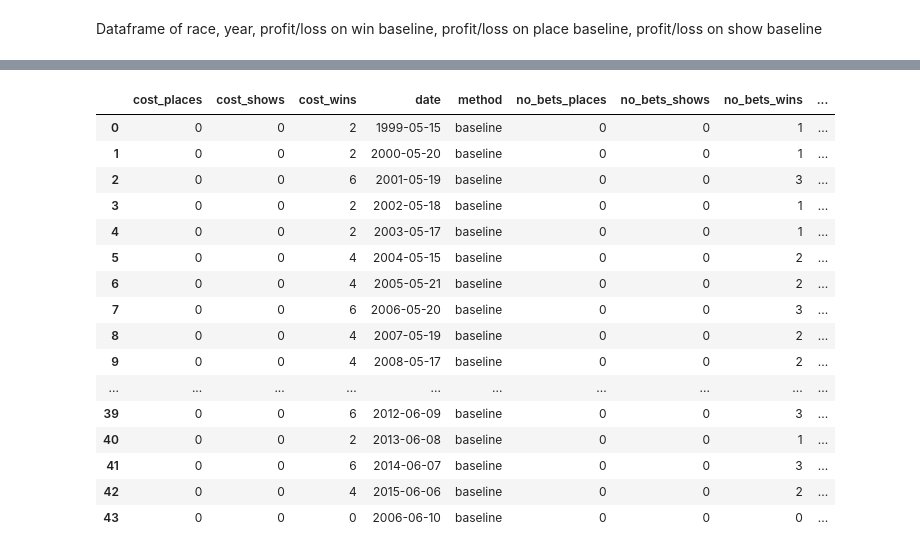
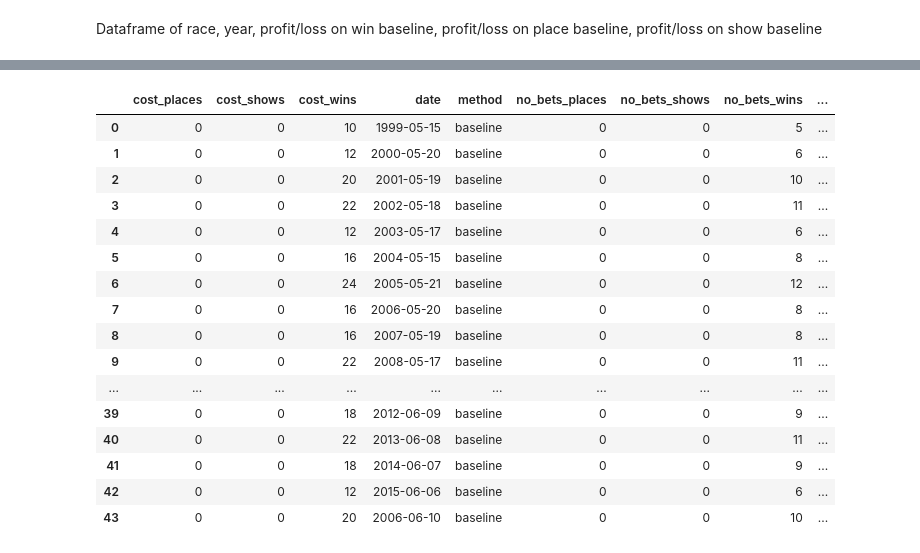
Before and after one commit to gebailey23/prettyponies, a Jupyter notebook: Making Models.ipynb, the cells around one changed output, grey strips where cells are left out. Cells and saved outputs as stored; diff of their text form; code cells hidden in the pictures.

```diff
--- a/Making Models.ipynb
+++ b/Making Models.ipynb
@@ -346,53 +344,51 @@ def make_bets_baseline_strat(indict, unique_test_dates=unique_test_dates, method
         bets = []
         for i in range(len(sorted_list)):
             if sorted_list[i][3] > 0:
+                bets.append(1)
+                cost.append(2)
                 if math.isnan(testdf.loc[(testdf.name == sorted_list[i][2]) &
                                          (testdf.track == sorted_list[i][1]) &
                                          (testdf.date == sorted_list[i][0])]['win'].iloc[0]):
-                    bets.append(0)
-                    cost.append(0)
                     profit.append(0)
                 else:
-                    bets.append(1)
-                    cost.append(2)
                     profit.append(testdf.loc[(testdf.name == sorted_list[i][2]) &
                                          (testdf.track == sorted_list[i][1]) &
                                          (testdf.date == sorted_list[i][0])]['win'].iloc[0])
 
         outdict['no_bets_wins'].append(np.sum(bets))
         outdict['cost_wins'].append(np.sum(cost))
         outdict['profit_wins'].append(np.sum(profit))
         outdict['strategy'].append(strat)
         outdict['method'].append(method)
         outdict['race'].append(sorted_list[0][1])
         outdict['date'].append(sorted_list[0][0])
         outdict['profit_places'].append(0)
         outdict['profit_shows'].append(0)
         outdict['cost_places'].append(0)
         outdict['cost_shows'].append(0)
         outdict['no_bets_places'].append(0)
         outdict['no_bets_shows'].append(0)
     return outdict
 
 baseline_results = pd.DataFrame(make_bets_baseline_strat(avg_payouts,
                                                          unique_test_dates=unique_test_dates,
                                                          method='baseline', strat='baseline'))
 baseline_results
 # %% [output]
 |  | cost_places | cost_shows | cost_wins | date | method | no_bets_places | no_bets_shows | no_bets_wins | ... |
-| 0 | 0 | 0 | 2 | 1999-05-15 | baseline | 0 | 0 | 1 | ... |
-| 1 | 0 | 0 | 2 | 2000-05-20 | baseline | 0 | 0 | 1 | ... |
-| 2 | 0 | 0 | 6 | 2001-05-19 | baseline | 0 | 0 | 3 | ... |
-| 3 | 0 | 0 | 2 | 2002-05-18 | baseline | 0 | 0 | 1 | ... |
-| 4 | 0 | 0 | 2 | 2003-05-17 | baseline | 0 | 0 | 1 | ... |
-| 5 | 0 | 0 | 4 | 2004-05-15 | baseline | 0 | 0 | 2 | ... |
-| 6 | 0 | 0 | 4 | 2005-05-21 | baseline | 0 | 0 | 2 | ... |
-| 7 | 0 | 0 | 6 | 2006-05-20 | baseline | 0 | 0 | 3 | ... |
-| 8 | 0 | 0 | 4 | 2007-05-19 | baseline | 0 | 0 | 2 | ... |
-| 9 | 0 | 0 | 4 | 2008-05-17 | baseline | 0 | 0 | 2 | ... |
+| 0 | 0 | 0 | 10 | 1999-05-15 | baseline | 0 | 0 | 5 | ... |
+| 1 | 0 | 0 | 12 | 2000-05-20 | baseline | 0 | 0 | 6 | ... |
+| 2 | 0 | 0 | 20 | 2001-05-19 | baseline | 0 | 0 | 10 | ... |
+| 3 | 0 | 0 | 22 | 2002-05-18 | baseline | 0 | 0 | 11 | ... |
+| 4 | 0 | 0 | 12 | 2003-05-17 | baseline | 0 | 0 | 6 | ... |
+| 5 | 0 | 0 | 16 | 2004-05-15 | baseline | 0 | 0 | 8 | ... |
+| 6 | 0 | 0 | 24 | 2005-05-21 | baseline | 0 | 0 | 12 | ... |
+| 7 | 0 | 0 | 16 | 2006-05-20 | baseline | 0 | 0 | 8 | ... |
+| 8 | 0 | 0 | 16 | 2007-05-19 | baseline | 0 | 0 | 8 | ... |
+| 9 | 0 | 0 | 22 | 2008-05-17 | baseline | 0 | 0 | 11 | ... |
 | ... | ... | ... | ... | ... | ... | ... | ... | ... | ... |
-| 39 | 0 | 0 | 6 | 2012-06-09 | baseline | 0 | 0 | 3 | ... |
-| 40 | 0 | 0 | 2 | 2013-06-08 | baseline | 0 | 0 | 1 | ... |
-| 41 | 0 | 0 | 6 | 2014-06-07 | baseline | 0 | 0 | 3 | ... |
-| 42 | 0 | 0 | 4 | 2015-06-06 | baseline | 0 | 0 | 2 | ... |
-| 43 | 0 | 0 | 0 | 2006-06-10 | baseline | 0 | 0 | 0 | ... |
+| 39 | 0 | 0 | 18 | 2012-06-09 | baseline | 0 | 0 | 9 | ... |
+| 40 | 0 | 0 | 22 | 2013-06-08 | baseline | 0 | 0 | 11 | ... |
+| 41 | 0 | 0 | 18 | 2014-06-07 | baseline | 0 | 0 | 9 | ... |
+| 42 | 0 | 0 | 12 | 2015-06-06 | baseline | 0 | 0 | 6 | ... |
+| 43 | 0 | 0 | 20 | 2006-06-10 | baseline | 0 | 0 | 10 | ... |
```
Also changed, not shown: parts of 4 cells of this notebook, 1 other file.
